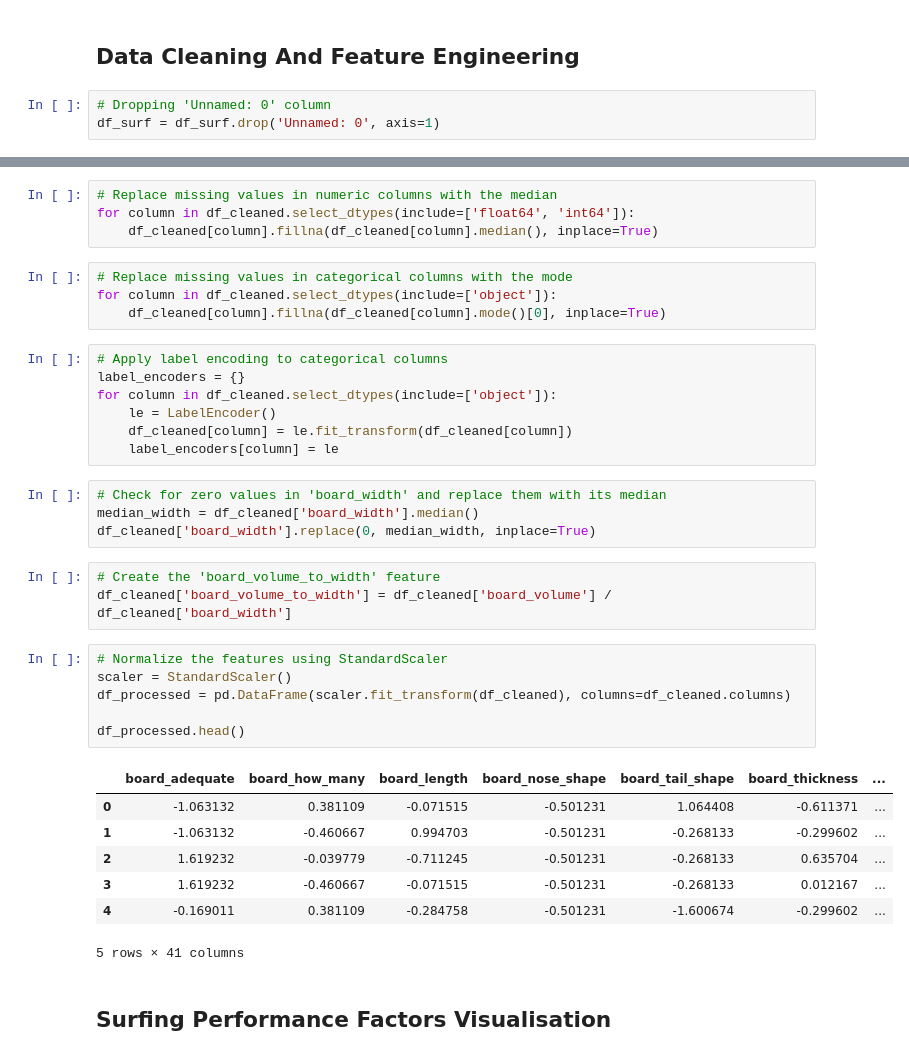
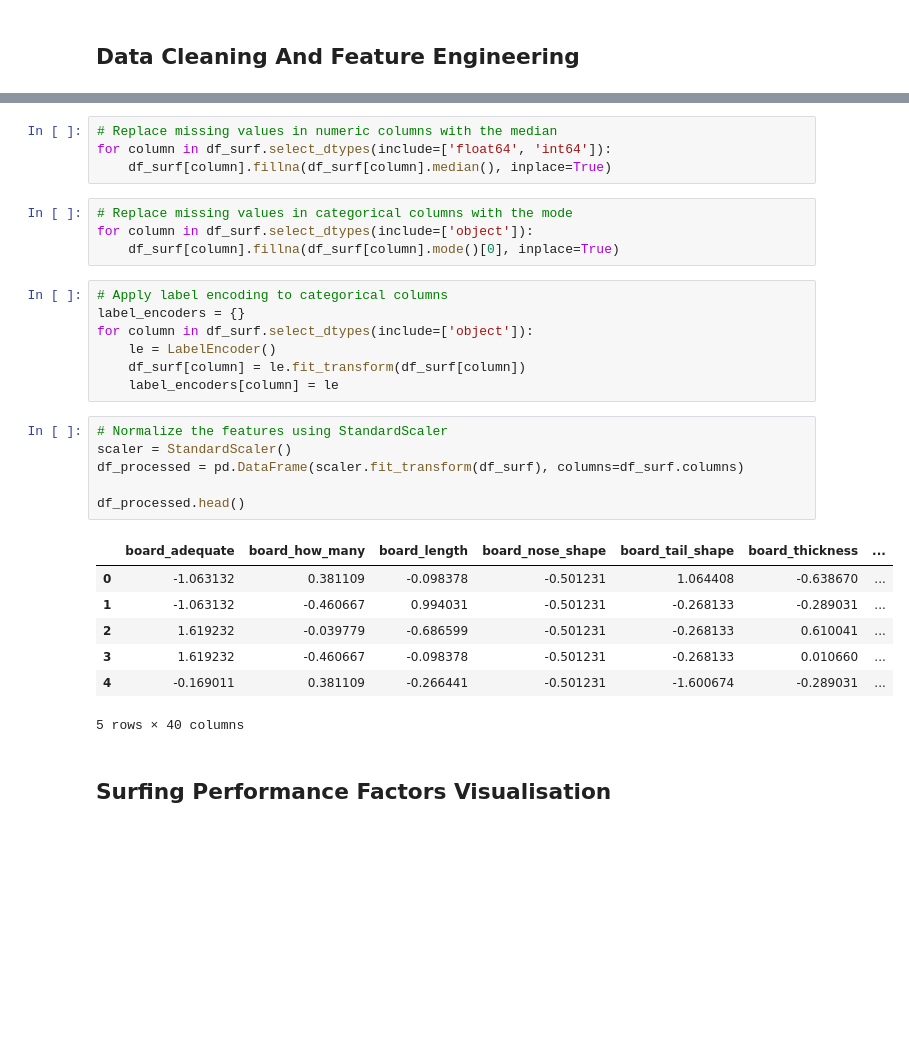
Before and after one commit to eliaszpiotr/surf_boards, a Jupyter notebook: surf_boards.ipynb, the cells around one changed output, grey strips where cells are left out. Cells and saved outputs as stored; diff of their text form; blank space fills up the shorter version.

```diff
--- a/surf_boards.ipynb
+++ b/surf_boards.ipynb
@@ -55,8 +55,5 @@ df_surf.head()
 # %% [markdown]
 ## Data Cleaning And Feature Engineering
-# %%
-# Dropping 'Unnamed: 0' column
-df_surf = df_surf.drop('Unnamed: 0', axis=1)
 # %%
 # Basic statistics for the numeric columns
 df_surf.describe()
@@ -112,39 +123,32 @@ df_cleaned.shape
 # %%
 # Replace missing values in numeric columns with the median
-for column in df_cleaned.select_dtypes(include=['float64', 'int64']):
-    df_cleaned[column].fillna(df_cleaned[column].median(), inplace=True)
+for column in df_surf.select_dtypes(include=['float64', 'int64']):
+    df_surf[column].fillna(df_surf[column].median(), inplace=True)
 # %%
 # Replace missing values in categorical columns with the mode
-for column in df_cleaned.select_dtypes(include=['object']):
-    df_cleaned[column].fillna(df_cleaned[column].mode()[0], inplace=True)
+for column in df_surf.select_dtypes(include=['object']):
+    df_surf[column].fillna(df_surf[column].mode()[0], inplace=True)
 # %%
 # Apply label encoding to categorical columns
 label_encoders = {}
-for column in df_cleaned.select_dtypes(include=['object']):
+for column in df_surf.select_dtypes(include=['object']):
     le = LabelEncoder()
-    df_cleaned[column] = le.fit_transform(df_cleaned[column])
+    df_surf[column] = le.fit_transform(df_surf[column])
     label_encoders[column] = le
-# %%
-# Check for zero values in 'board_width' and replace them with its median
-median_width = df_cleaned['board_width'].median()
-df_cleaned['board_width'].replace(0, median_width, inplace=True)
-# %%
-# Create the 'board_volume_to_width' feature
-df_cleaned['board_volume_to_width'] = df_cleaned['board_volume'] / df_cleaned['board_width']
 # %%
 # Normalize the features using StandardScaler
 scaler = StandardScaler()
-df_processed = pd.DataFrame(scaler.fit_transform(df_cleaned), columns=df_cleaned.columns)
+df_processed = pd.DataFrame(scaler.fit_transform(df_surf), columns=df_surf.columns)
 
 df_processed.head()
 # %% [output]
 |  | board_adequate | board_how_many | board_length | board_nose_shape | board_tail_shape | board_thickness | ... |
-| 0 | -1.063132 | 0.381109 | -0.071515 | -0.501231 | 1.064408 | -0.611371 | ... |
-| 1 | -1.063132 | -0.460667 | 0.994703 | -0.501231 | -0.268133 | -0.299602 | ... |
-| 2 | 1.619232 | -0.039779 | -0.711245 | -0.501231 | -0.268133 | 0.635704 | ... |
-| 3 | 1.619232 | -0.460667 | -0.071515 | -0.501231 | -0.268133 | 0.012167 | ... |
-| 4 | -0.169011 | 0.381109 | -0.284758 | -0.501231 | -1.600674 | -0.299602 | ... |
+| 0 | -1.063132 | 0.381109 | -0.098378 | -0.501231 | 1.064408 | -0.638670 | ... |
+| 1 | -1.063132 | -0.460667 | 0.994031 | -0.501231 | -0.268133 | -0.289031 | ... |
+| 2 | 1.619232 | -0.039779 | -0.686599 | -0.501231 | -0.268133 | 0.610041 | ... |
+| 3 | 1.619232 | -0.460667 | -0.098378 | -0.501231 | -0.268133 | 0.010660 | ... |
+| 4 | -0.169011 | 0.381109 | -0.266441 | -0.501231 | -1.600674 | -0.289031 | ... |
-5 rows × 41 columns
+5 rows × 40 columns
 # %% [markdown]
 ## Surfing Performance Factors Visualisation
 # %% [markdown]
```
Also changed, not shown: parts of 13 cells of this notebook.
